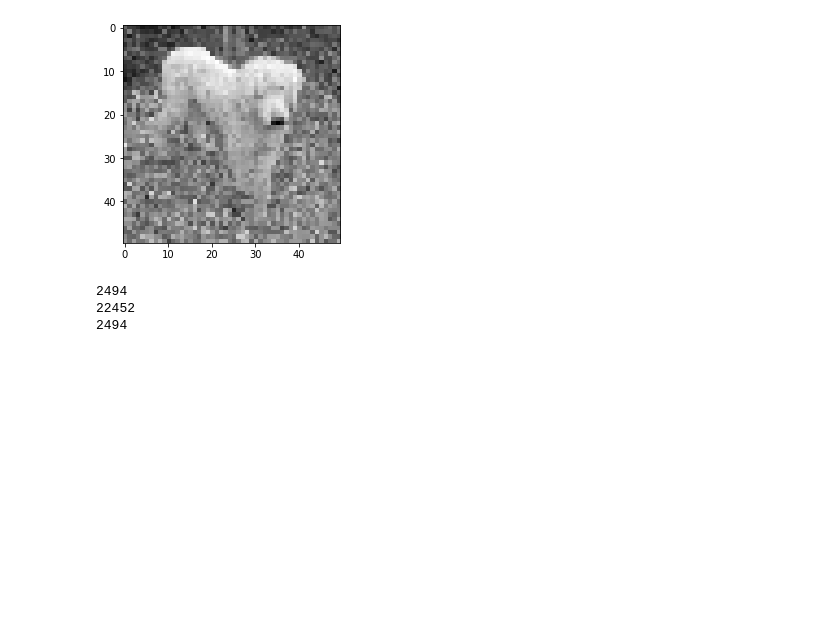
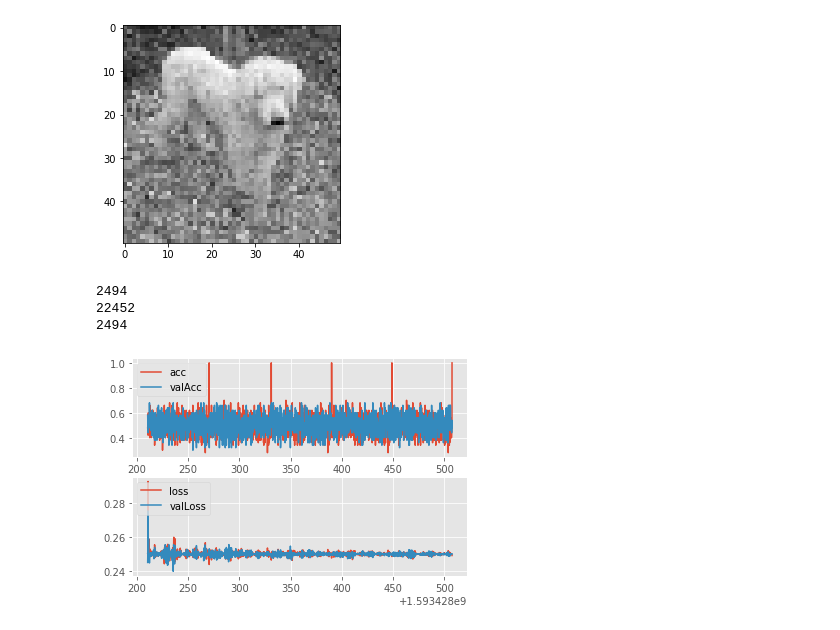
Before and after one commit to TheSharpOwl/PyTorchIntern2020, a Jupyter notebook: Sixth.ipynb, the cells around one changed output. Saved outputs shown, nothing was run; the diff lists cells and outputs as text; code cells hidden in the pictures; blank space fills up the shorter version.

```diff
--- a/Sixth.ipynb
+++ b/Sixth.ipynb
@@ -230,2 +230,51 @@ def train():
 
 train()
+# %%
+import matplotlib.pyplot as plt
+from matplotlib import style
+
+style.use("ggplot")
+
+# we already have the variable modelName
+
+def createAccLossGraph(modelName):
+    contents = open("model.log", "r").read().split('\n')
+
+    times = []
+    accuarncies = []
+    losses = []
+
+    valAccs = []
+    valLosses = []
+
+    for c in contents:
+        if modelName in c:
+            name, timestamp, acc, loss, valAcc, ValLoss = c.split(",")
+
+            times.append(float(timestamp))
+            accuarncies.append(float(acc))
+            losses.append(float(loss))
+
+            valAccs.append(float(valAcc))
+            valLosses.append(float(ValLoss))
+
+    fig = plt.figure() #because we need more than one plot, if we need we would use plt.plot
+    ax1 = plt.subplot2grid((2,1), (0,0))
+    ax2 = plt.subplot2grid((2,1), (1,0), sharex = ax1)
+
+    ax1.plot(times, accuarncies, label="acc")
+    ax1.plot(times, valAccs, label="valAcc")
+    ax1.legend(loc=2)
+
+    ax2.plot(times, losses, label="loss")
+    ax2.plot(times, valLosses, label="valLoss")
+    ax2.legend(loc=2)
+
+    #debug
+
+    plt.show()
+
+
+createAccLossGraph(modelName)
+# %% [output]
+[figure, added]
```
Also changed, not shown: parts of 1 cell of this notebook, 4 other files.
